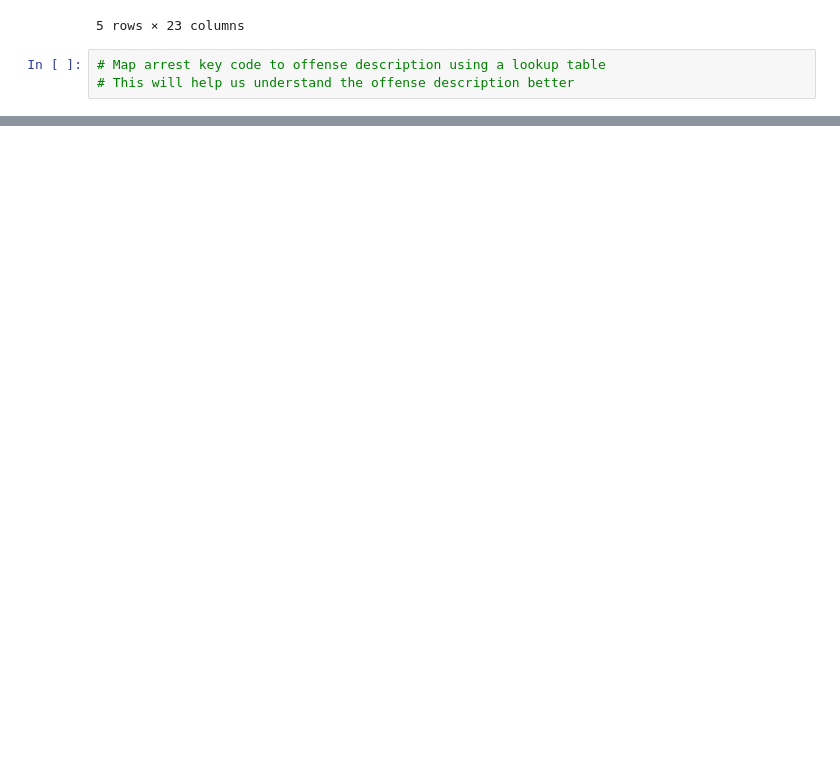
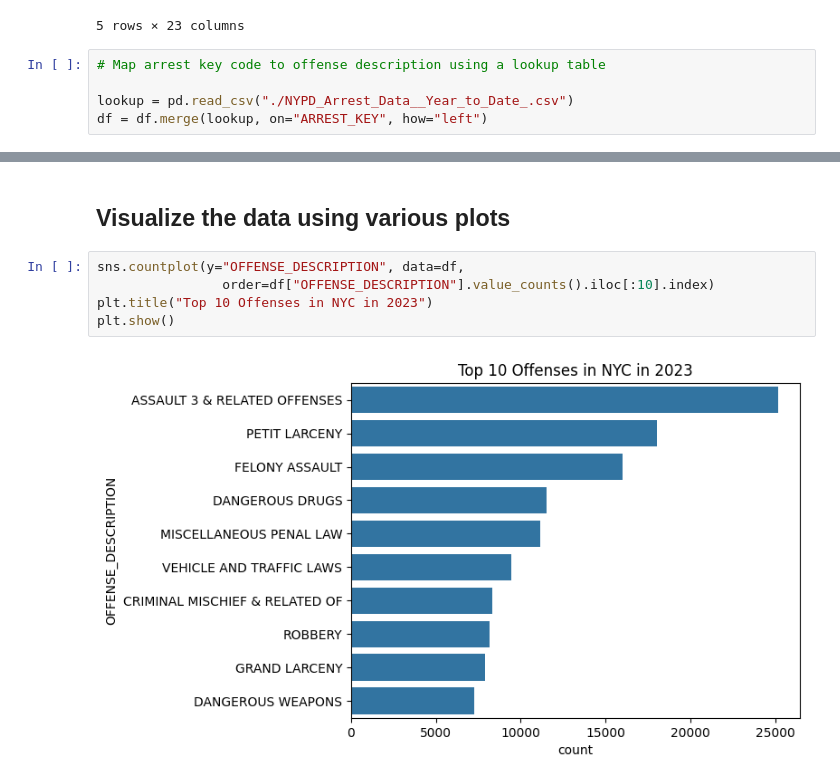
Before and after one commit to ESPersonnel/NYPD-Arrest-Analysis, a Jupyter notebook: nypd-arrest-data-eda.ipynb, the cells around one changed output, grey strips where cells are left out. Drawn from its saved outputs; the diff is of its cells as text; blank space fills up the shorter version.

Commit message:
added more countplots, better understanding

```diff
--- a/nypd-arrest-data-eda.ipynb
+++ b/nypd-arrest-data-eda.ipynb
@@ -116,4 +116,6 @@ df.head()
 5 rows × 23 columns
 # %%
 # Map arrest key code to offense description using a lookup table
-# This will help us understand the offense description better
+
+lookup = pd.read_csv("./NYPD_Arrest_Data__Year_to_Date_.csv")
+df = df.merge(lookup, on="ARREST_KEY", how="left")
@@ -121,0 +186,9 @@ FileNotFoundError: [Errno 2] No such file or directory: './NYPD_Arrest_Data__Yea
+# %% [markdown]
+## Visualize the data using various plots
+# %%
+sns.countplot(y="OFFENSE_DESCRIPTION", data=df,
+                order=df["OFFENSE_DESCRIPTION"].value_counts().iloc[:10].index)
+plt.title("Top 10 Offenses in NYC in 2023")
+plt.show()
+# %% [output]
+[figure, added]
```
Also changed, not shown: parts of 9 cells of this notebook.
